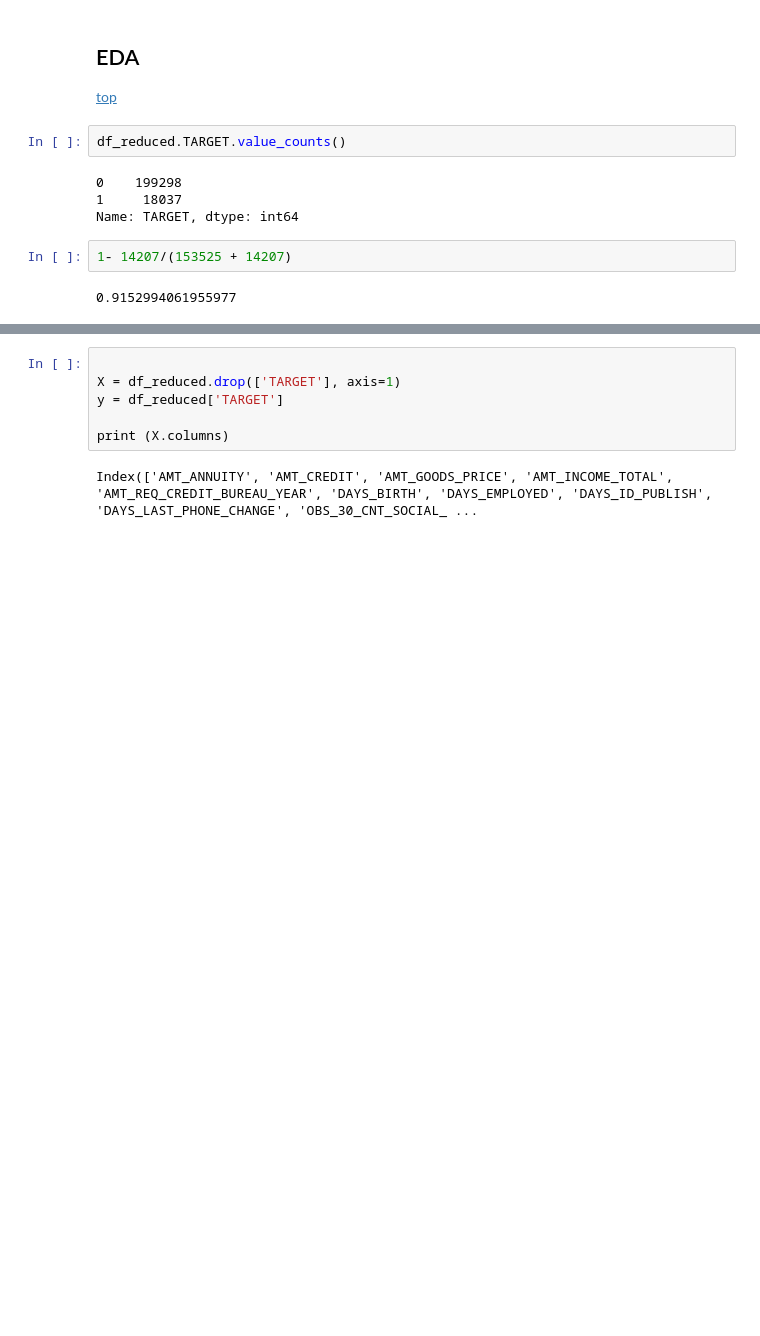
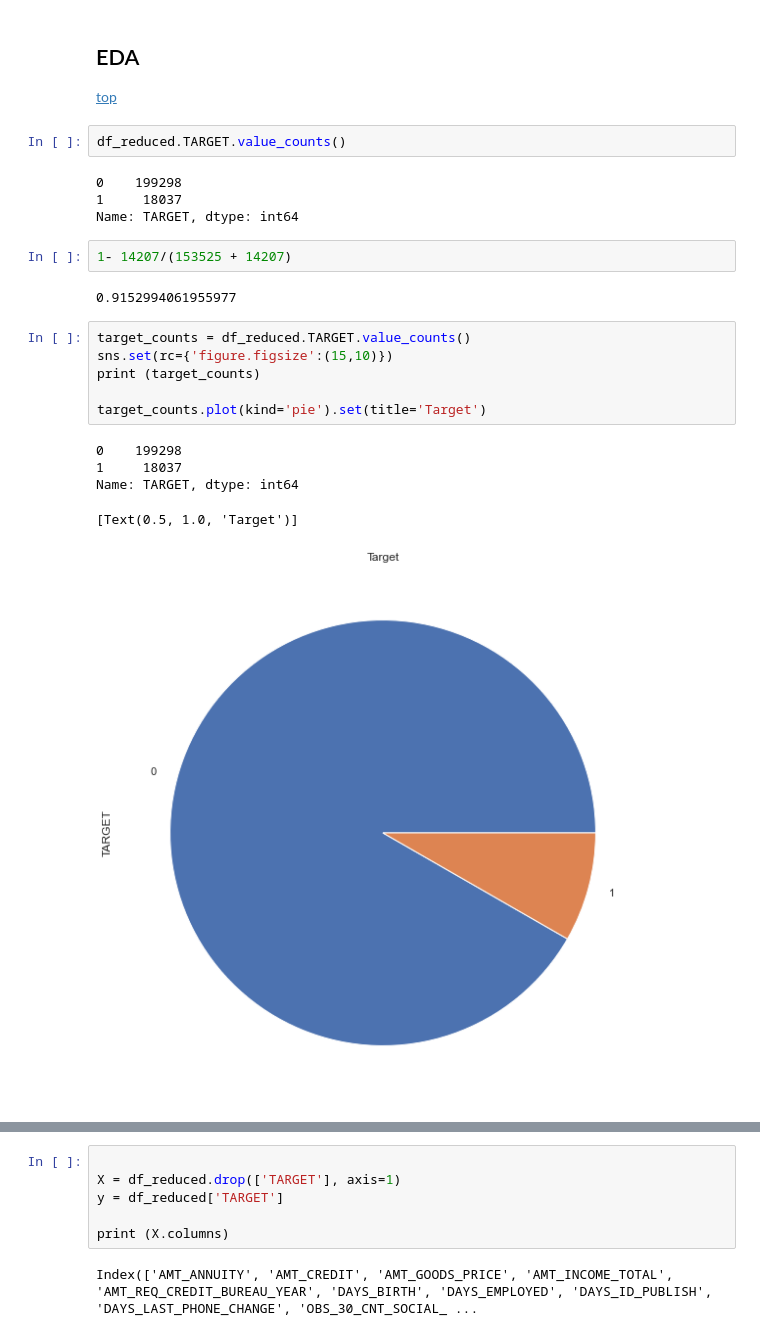
Before and after one commit to amoghugupte/Slackers-Capstone, a Jupyter notebook: Capstone-Exploratory-assignment_4-SaveModel.ipynb, the cells around one changed output, grey strips where cells are left out. Cells and saved outputs as stored; diff of their text form; blank space fills up the shorter version.

```diff
--- a/Capstone-Exploratory-assignment_4-SaveModel.ipynb
+++ b/Capstone-Exploratory-assignment_4-SaveModel.ipynb
@@ -393,3 +472,15 @@ Name: TARGET, dtype: int64
 1- 14207/(153525 + 14207)
 # %% [output]
 0.9152994061955977
+# %%
+target_counts = df_reduced.TARGET.value_counts()
+sns.set(rc={'figure.figsize':(15,10)})
+print (target_counts)
+
+target_counts.plot(kind='pie').set(title='Target')
+# %% [output]
+0    199298
+1     18037
+Name: TARGET, dtype: int64
+[Text(0.5, 1.0, 'Target')]
+[figure, added]
```
Also changed, not shown: parts of 45 cells of this notebook, 6 other files.
